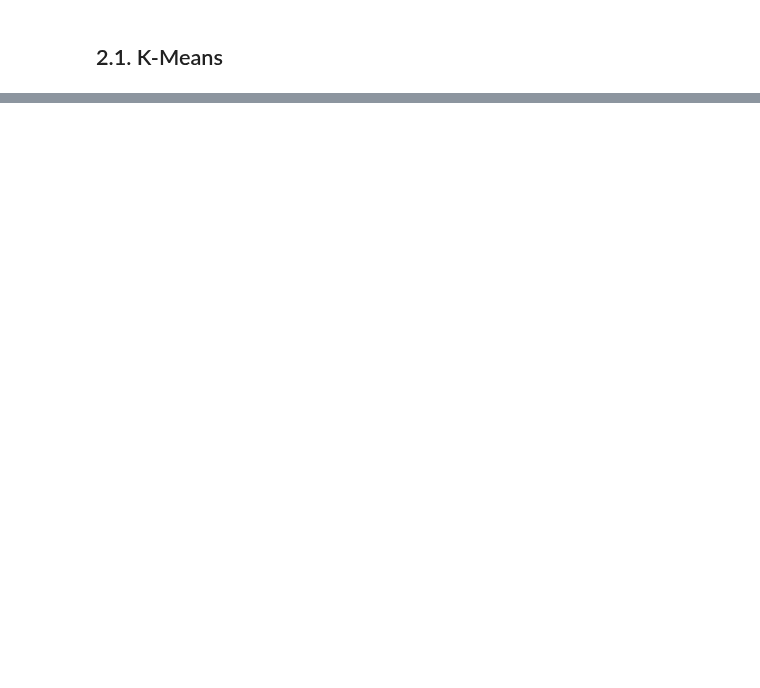
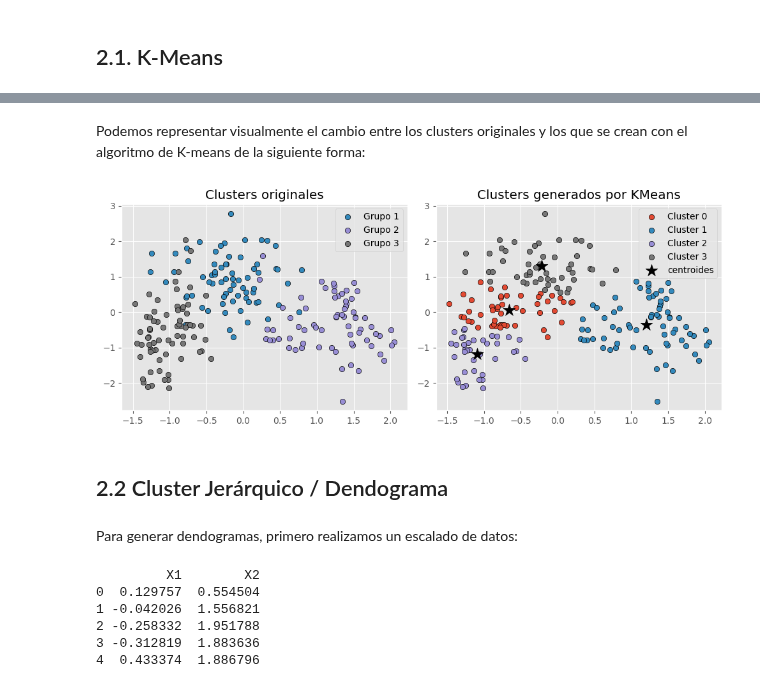
Before and after one commit to albatellouc3m/Grupo5, a Jupyter notebook: practica2.ipynb, the cells around one changed output, grey strips where cells are left out. Cells and saved outputs as stored; diff of their text form; code cells hidden in the pictures; blank space fills up the shorter version.

```diff
--- a/practica2.ipynb
+++ b/practica2.ipynb
@@ -220,0 +168,80 @@ ax[1].legend();
+# %%
+# Escalado de datos
+# ==============================================================================
+X_reduced_scaled = scale(X_reduced)
+
+# Creamos y entrenamos el modelo (4 clusters)
+# ==============================================================================
+modelo_kmeans = KMeans(n_clusters=4, n_init=25, random_state=495774)
+modelo_kmeans.fit(X=X_reduced_scaled)
+
+# Realizamos la predicción
+# ==============================================================================
+y_predict = modelo_kmeans.predict(X=X_reduced_scaled)
+# %% [markdown]
+Podemos representar visualmente el cambio entre los clusters originales y los que se crean con el algoritmo de K-means de la siguiente forma:
+# %%
+# Representación gráfica: grupos originales vs clusters creados
+# ==============================================================================
+fig, ax = plt.subplots(1, 2, figsize=(10, 4))
+
+# Grupos originales
+for i in np.unique(y):
+    ax[0].scatter(
+        x = X_reduced_scaled[y == i, 0],
+        y = X_reduced_scaled[y == i, 1],
+        c = plt.rcParams['axes.prop_cycle'].by_key()['color'][i],
+        marker = 'o',
+        edgecolor = 'black',
+        label = f"Grupo {i}"
+    )
+
+ax[0].set_title('Clusters originales')
+ax[0].legend()
+
+# Clusters generados por KMeans
+for i in np.unique(y_predict):
+    ax[1].scatter(
+        x = X_reduced_scaled[y_predict == i, 0],
+        y = X_reduced_scaled[y_predict == i, 1],
+        c = plt.rcParams['axes.prop_cycle'].by_key()['color'][i],
+        marker = 'o',
+        edgecolor = 'black',
+        label = f"Cluster {i}"
+    )
+
+ax[1].scatter(
+    x = modelo_kmeans.cluster_centers_[:, 0],
+    y = modelo_kmeans.cluster_centers_[:, 1],
+    c = 'black',
+    s = 200,
+    marker = '*',
+    label = 'centroides'
+)
+ax[1].set_title('Clusters generados por KMeans')
+ax[1].legend()
+plt.tight_layout()
+plt.show()
+# %% [output]
+[figure, added]
+# %% [markdown]
+## 2.2 Cluster Jerárquico / Dendograma
+# %% [markdown]
+Para generar dendogramas, primero realizamos un escalado de datos:
+# %%
+# Escalado de las variables
+# ==============================================================================
+X_reduced_scaled = scale(X=X_reduced, axis=0, with_mean=True, with_std=True)
+
+# Convertimos X_reduced_scaled a DataFrame para visualización
+df_reduced = pd.DataFrame(X_reduced_scaled, columns=['X1', 'X2'])
+
+# Mostramos las primeras filas
+print(df_reduced.head())
+# %% [output]
+         X1        X2
+0  0.129757  0.554504
+1 -0.042026  1.556821
+2 -0.258332  1.951788
+3 -0.312819  1.883636
+4  0.433374  1.886796
```
Also changed, not shown: parts of 31 cells of this notebook.
